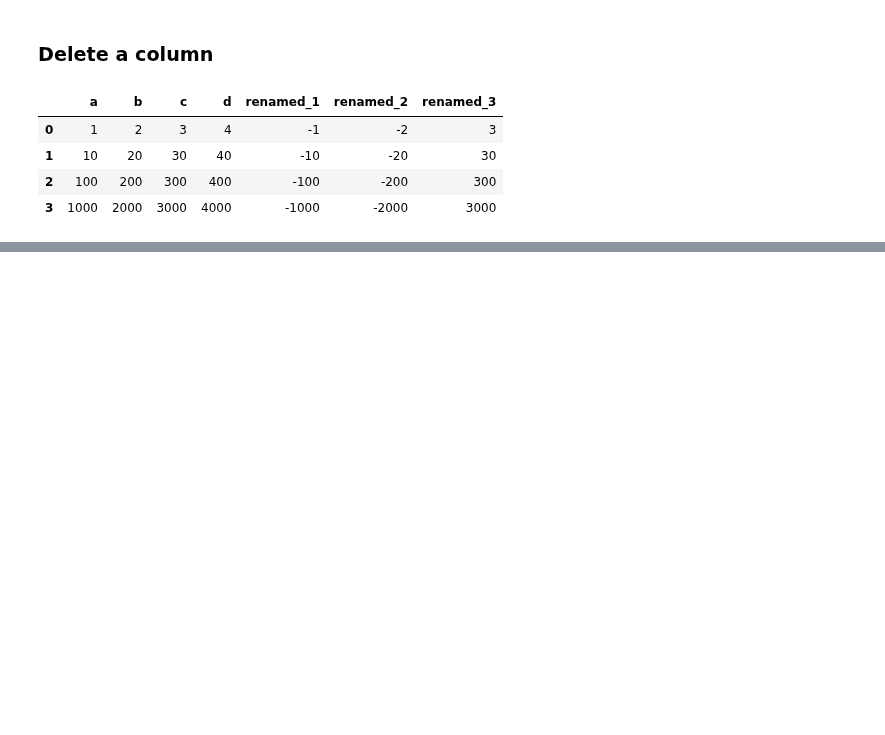
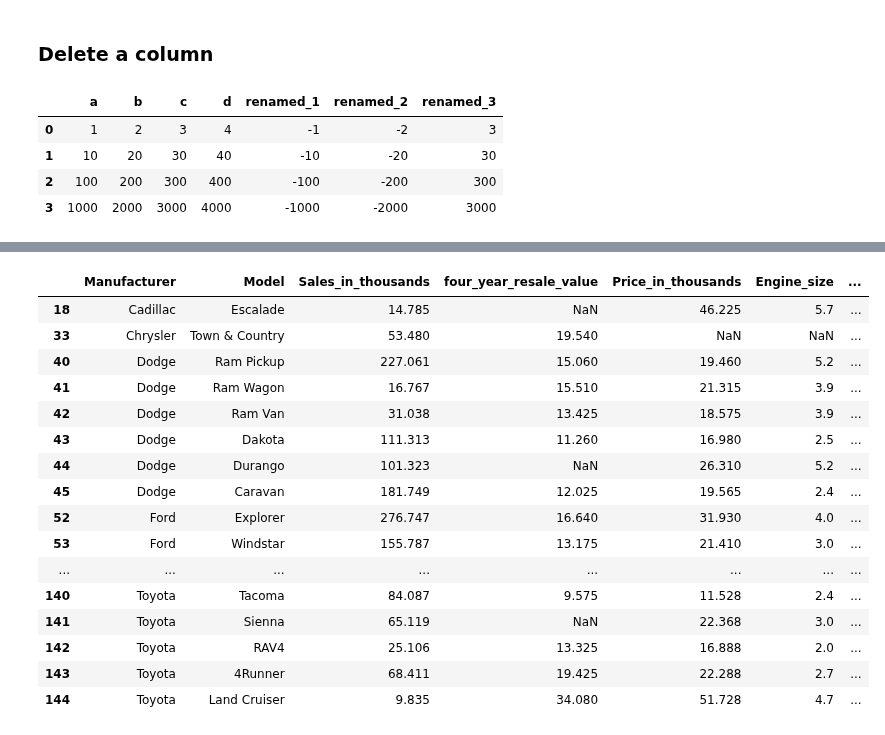
Before and after one commit to mkmritunjay/machineLearning, a Jupyter notebook: pandas_basics.ipynb, the cells around one changed output, grey strips where cells are left out. Saved outputs shown, nothing was run; the diff lists cells and outputs as text; code cells hidden in the pictures; blank space fills up the shorter version.

```diff
--- a/pandas_basics.ipynb
+++ b/pandas_basics.ipynb
@@ -239,0 +242,4 @@ df_1
+# %%
+import pandas as pd
+url = 'https://raw.githubusercontent.com/mkmritunjay/machineLearning/master/Car_sales.csv'
+car_sales = pd.read_csv(url)
@@ -239,0 +397,4 @@ df_1
+# %%
+# Group by
+df_grpby = car_sales.groupby("Vehicle_type")
+df_grpby
@@ -239,0 +474,21 @@ df_1
+# %%
+# Get information about a specific group
+df_grpby.get_group("Car")
+# %% [output]
+|  | Manufacturer | Model | Sales_in_thousands | four_year_resale_value | Price_in_thousands | Engine_size | ... |
+| 18 | Cadillac | Escalade | 14.785 | NaN | 46.225 | 5.7 | ... |
+| 33 | Chrysler | Town & Country | 53.480 | 19.540 | NaN | NaN | ... |
+| 40 | Dodge | Ram Pickup | 227.061 | 15.060 | 19.460 | 5.2 | ... |
+| 41 | Dodge | Ram Wagon | 16.767 | 15.510 | 21.315 | 3.9 | ... |
+| 42 | Dodge | Ram Van | 31.038 | 13.425 | 18.575 | 3.9 | ... |
+| 43 | Dodge | Dakota | 111.313 | 11.260 | 16.980 | 2.5 | ... |
+| 44 | Dodge | Durango | 101.323 | NaN | 26.310 | 5.2 | ... |
+| 45 | Dodge | Caravan | 181.749 | 12.025 | 19.565 | 2.4 | ... |
+| 52 | Ford | Explorer | 276.747 | 16.640 | 31.930 | 4.0 | ... |
+| 53 | Ford | Windstar | 155.787 | 13.175 | 21.410 | 3.0 | ... |
+| ... | ... | ... | ... | ... | ... | ... | ... |
+| 140 | Toyota | Tacoma | 84.087 | 9.575 | 11.528 | 2.4 | ... |
+| 141 | Toyota | Sienna | 65.119 | NaN | 22.368 | 3.0 | ... |
+| 142 | Toyota | RAV4 | 25.106 | 13.325 | 16.888 | 2.0 | ... |
+| 143 | Toyota | 4Runner | 68.411 | 19.425 | 22.288 | 2.7 | ... |
+| 144 | Toyota | Land Cruiser | 9.835 | 34.080 | 51.728 | 4.7 | ... |
```
Also changed, not shown: parts of 30 cells of this notebook.
